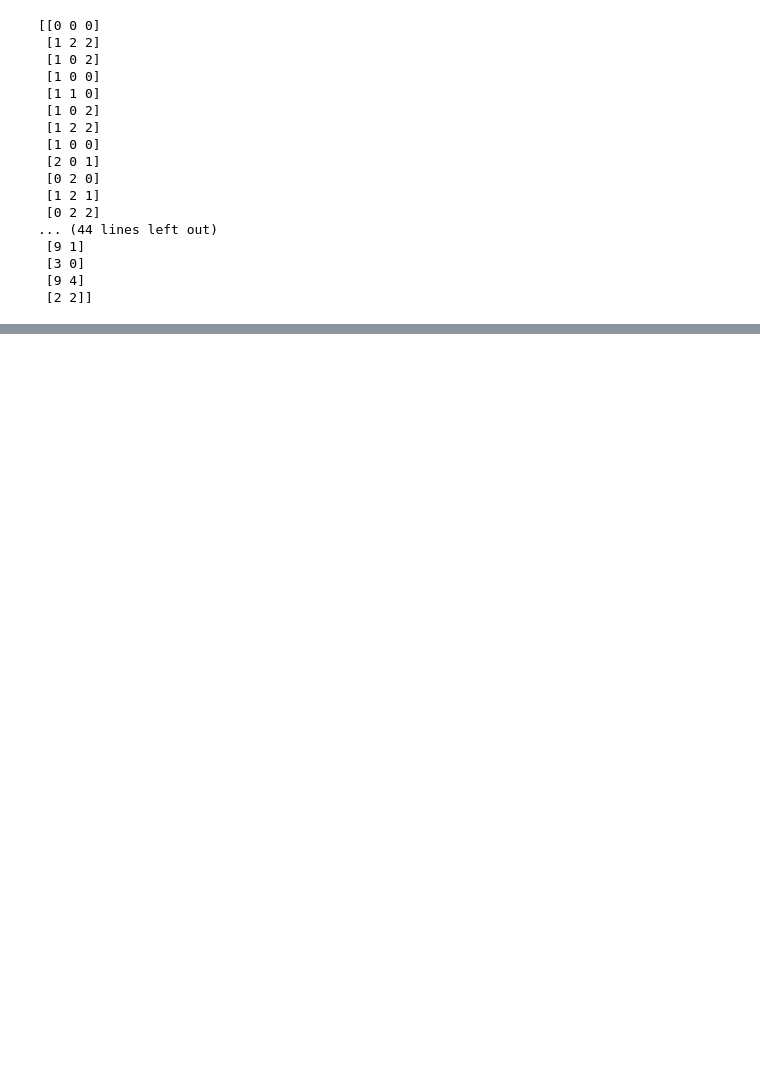
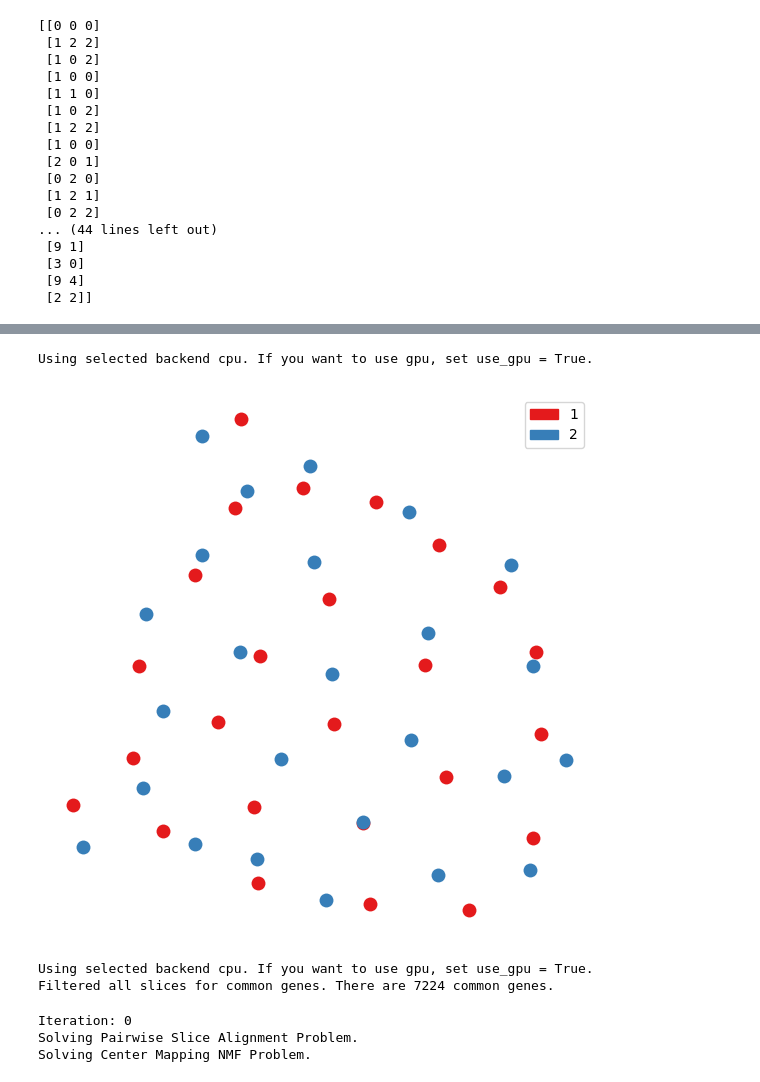
Before and after one commit to Melon-03/Paste-Optimize, a Jupyter notebook: src/reduce cell by k-means.ipynb, the cells around one changed output, grey strips where cells are left out. Cells and saved outputs as stored; diff of their text form; code cells hidden in the pictures; blank space fills up the shorter version.

```diff
--- a/src/reduce cell by k-means.ipynb
+++ b/src/reduce cell by k-means.ipynb
@@ -118,5 +118,6 @@ def reduce_cell(slice:ad.AnnData):
     new_slice.obsm['spatial'] = new_coords
     new_slice.var_names = slice.var_names
 
-    print(new_slice.obsm['spatial'])
-    print(new_slice.X)
+    #print(new_slice.obsm['spatial'])
+    #print(new_slice.X)
+    return new_slice
@@ -229,0 +210,75 @@ Difference: 0.000963095860367913
+# %%
+import matplotlib.pyplot as plt
+import matplotlib.patches as mpatches
+import numpy as np
+import scanpy as sc
+import paste as pst
+
+# Load Slices
+data_dir = '../sample_data/' # change this path to the data you wish to analyze
+
+# Assume that the coordinates of slices are named slice_name + "_coor.csv"
+def load_slices(data_dir, slice_names=["slice1", "slice2"]):
+    slices = []
+    for slice_name in slice_names:
+        slice_i = sc.read_csv(data_dir + slice_name + ".csv")
+        slice_i_coor = np.genfromtxt(data_dir + slice_name + "_coor.csv", delimiter = ',')
+        slice_i.obsm['spatial'] = slice_i_coor
+        # Preprocess slices
+        sc.pp.filter_genes(slice_i, min_counts = 15)
+        sc.pp.filter_cells(slice_i, min_counts = 100)
+        slices.append(slice_i)
+    return slices
+
+slices = load_slices(data_dir)
+slice1, slice2 = slices
+#细胞缩点
+slice1 = reduce_cell(slice1)
+slice2 = reduce_cell(slice2)
+
+# Pairwise align the slices
+pi12 = pst.pairwise_align(slice1, slice2)
+
+# To visualize the alignment you can stack the slices
+# according to the alignment pi
+slices, pis = [slice1, slice2], [pi12]
+new_slices = pst.stack_slices_pairwise(slices, pis)
+
+slice_colors = ['#e41a1c','#377eb8']
+plt.figure(figsize=(7,7))
+for i in range(len(new_slices)):
+    pst.plot_slice(new_slices[i],slice_colors[i],s=400)
+plt.legend(handles=[mpatches.Patch(color=slice_colors[0], label='1'),mpatches.Patch(color=slice_colors[1], label='2')])
+plt.gca().invert_yaxis()
+plt.axis('off')
+plt.show()
+
+# Center align slices
+## We have to reload the slices as pairwise_alignment modifies the slices.
+slices = load_slices(data_dir)
+slice1, slice2 = slices
+
+# Construct a center slice
+## choose one of the slices as the coordinate reference for the center slice,
+## i.e. the center slice will have the same number of spots as this slice and
+## the same coordinates.
+initial_slice = slice1.copy()
+slices = [slice1, slice2]
+lmbda = len(slices)*[1/len(slices)] # set hyperparameter to be uniform
+
+## Possible to pass in an initial pi (as keyword argument pis_init)
+## to improve performance, see Tutorial.ipynb notebook for more details.
+center_slice, pis = pst.center_align(initial_slice, slices, lmbda)
+
+## The low dimensional representation of our center slice is held
+## in the matrices W and H, which can be used for downstream analyses
+W = center_slice.uns['paste_W']
+H = center_slice.uns['paste_H']
+# %% [output]
+Using selected backend cpu. If you want to use gpu, set use_gpu = True.
+[figure, added]
+Using selected backend cpu. If you want to use gpu, set use_gpu = True.
+Filtered all slices for common genes. There are 7224 common genes.
+Iteration: 0
+Solving Pairwise Slice Alignment Problem.
+Solving Center Mapping NMF Problem.
```
Also changed, not shown: parts of 3 cells of this notebook.
